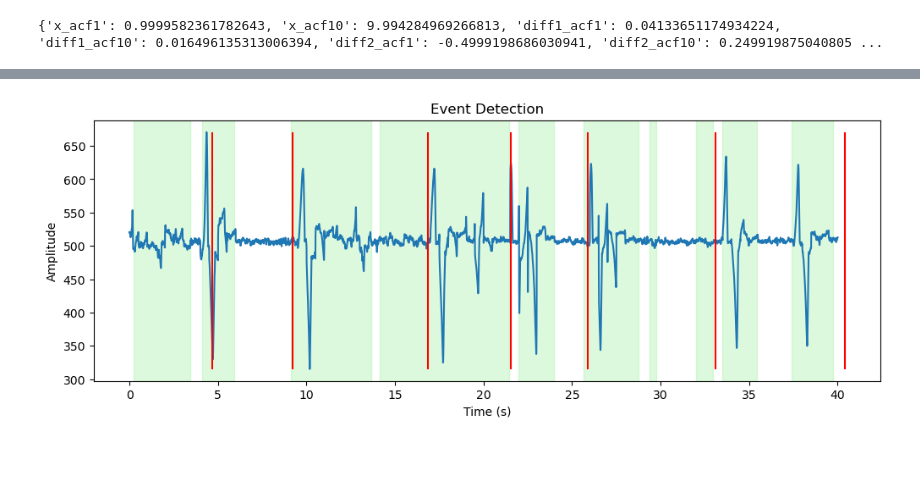
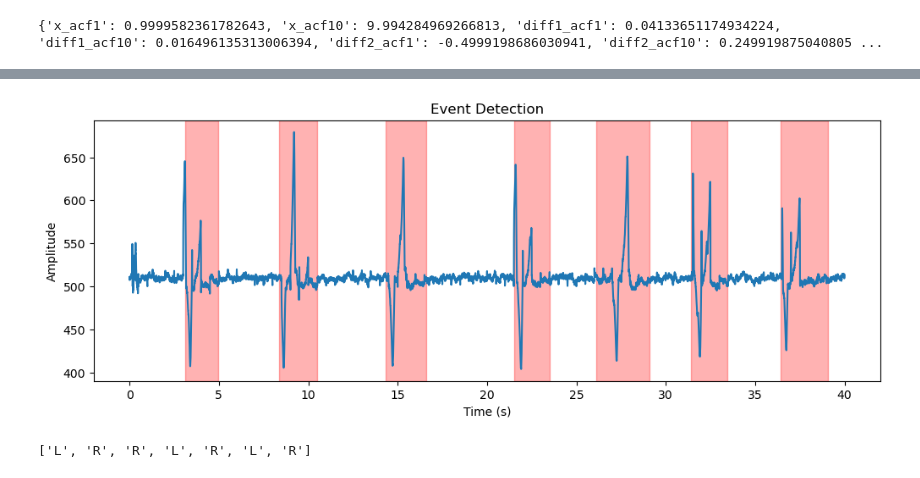
Before and after one commit to edward-ji/eyePlay, a Jupyter notebook: analysis/zc_event_classifier1.ipynb, the cells around one changed output, grey strips where cells are left out. Cells and saved outputs as stored; diff of their text form; code cells hidden in the pictures.

Commit message:
classifier update
improved zero crossing + LR_detection

```diff
--- a/analysis/zc_event_classifier1.ipynb
+++ b/analysis/zc_event_classifier1.ipynb
@@ -12,7 +12,7 @@
 # %%
 import numpy as np
 
-file_path = 'data/40secondlookrightlaps.csv'
+file_path = 'data/week8/40 Second Data/1504lookright40seconds.csv'
 
 with open(file_path, 'r') as file:
     csv_content = file.readlines()
@@ -34,7 +34,7 @@ time[:5], amp[:5]
 # %%
 import matplotlib.pyplot as plt
 
-def eye_movement_ZC(Y, time, windowSize=0.5, thresholdEvents=7, downSampleRate=50):
+def eye_movement_ZC(Y, time, windowSize=0.5, percentile=45, downSampleRate=50):
 
     time_max = time.max()
     ind = np.where(time <= time_max - windowSize)[0][-1]
@@ -53,6 +53,7 @@ def eye_movement_ZC(Y, time, windowSize=0.5, thresholdEvents=7, downSampleRate=5
         zero_crossings = np.sum(np.diff(np.sign(Y_subset)) != 0)
         testStat[i] = zero_crossings
 
+    thresholdEvents = np.percentile(testStat, percentile)
     predictedEvent = testStat < thresholdEvents
     eventTimes = timeMiddle[predictedEvent]
 
@@ -154,25 +178,58 @@ array([ 4.65,  9.22, 16.84, 21.53, 25.87, 33.12, 40.39])
+# %%
+def get_index(time_point):
+    i = 0
+    while (i < len(time)):
+
+        if (time[i] >= time_point):
+            return i
+        i += 1
+    return len(time) - 1
+
+
+def LR_detection(event_intervals):
+    movements = []
+    i = 0
+    while (i < len(reversed_intervals)):
+        start_index = get_index(reversed_intervals[i][0])
+        end_index = get_index(reversed_intervals[i][1])
+
+        event_values = amp_reversed[start_index:end_index]
+
+        max_index = event_values.index(min(event_values))
+        min_index = event_values.index(max(event_values))
+
+        if (max_index > min_index):
+            movement = "L"
+        else:
+            movement = 'R'
+        movements.append(movement)
+        i = i + 1
+
+    return movements
 # %%
 def plot_data(time, amp, laps=None, event_intervals=None, ax=None):
     if ax is None:
         ax = plt.gca()
     ax.plot(time, amp)
     if laps is not None:
         ax.vlines(laps, np.min(amp), np.max(amp), color="red")
     if event_intervals is not None:
         for start, end in event_intervals:
-            ax.axvspan(start, end, color='lightgreen', alpha=0.3)
+            ax.axvspan(start, end, color='red', alpha=0.3)
 
 amp_reversed = amp[::-1]
 
 max_time = np.max(time)
-reversed_intervals = [(max_time - end, max_time - start) for start, end in eye_movement_results['predictedInterval']]
+reversed_intervals = [(max_time - end, max_time - start) for start, end in filtered_intervals]
 reversed_intervals.sort()
 
 plt.figure(figsize=(12, 4))
-plot_data(time, amp_reversed, laps=laps, event_intervals=reversed_intervals)
+plot_data(time, amp_reversed, event_intervals=reversed_intervals)
 plt.xlabel('Time (s)')
 plt.ylabel('Amplitude')
 plt.title('Event Detection')
 plt.show()
+print(LR_detection(reversed_intervals))
 # %% [output]
-[figure, old version]
+[figure, new version]
+['L', 'R', 'R', 'L', 'R', 'L', 'R']
```
Also changed, not shown: parts of 5 cells of this notebook.
